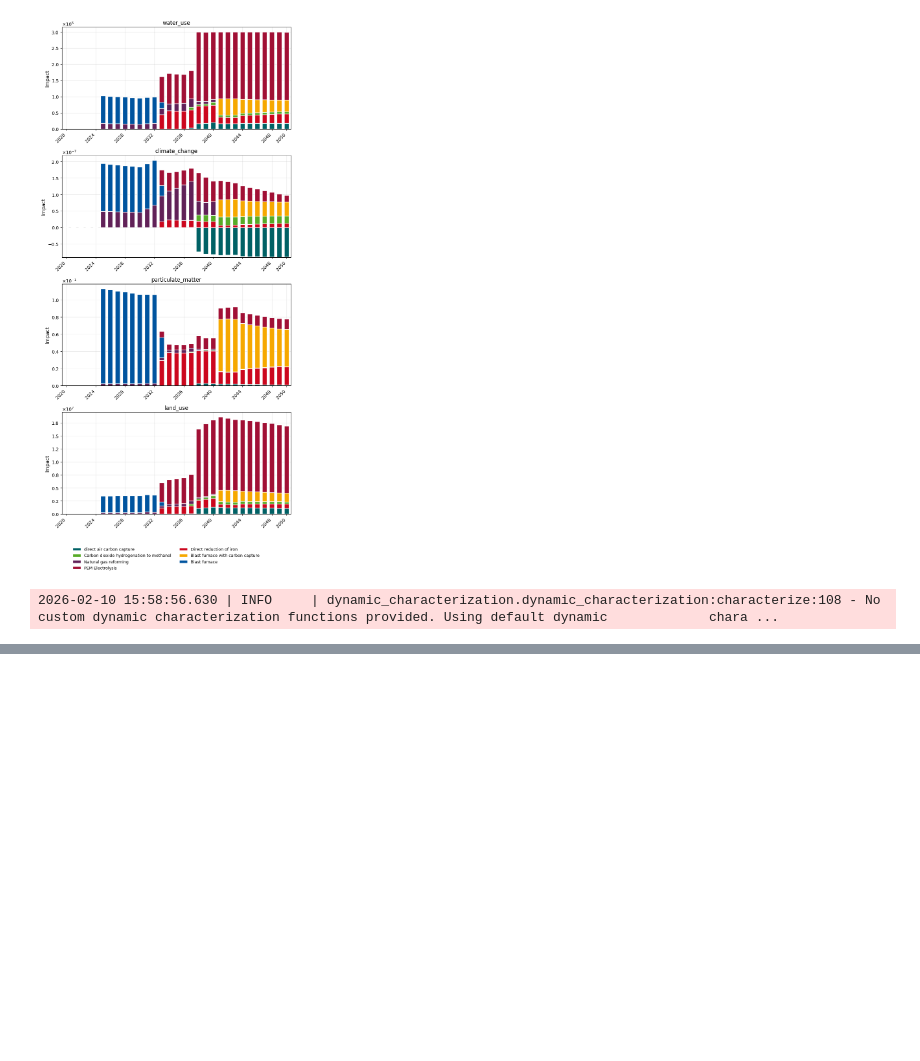
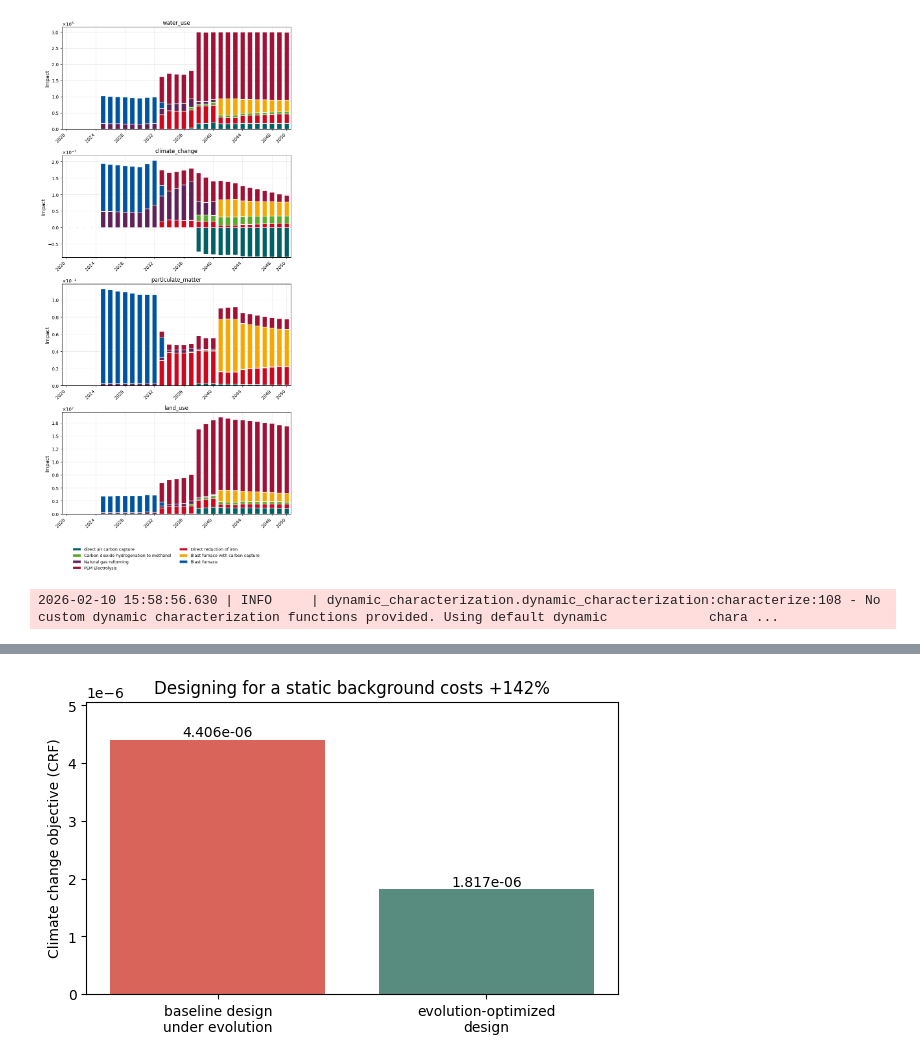
Before and after one commit to langeluca/optimex, a Jupyter notebook: notebooks/methanol_and_iron.ipynb, the cells around one changed output, grey strips where cells are left out. Cells and saved outputs as stored; diff of their text form; code cells hidden in the pictures; blank space fills up the shorter version.

```diff
--- a/notebooks/methanol_and_iron.ipynb
+++ b/notebooks/methanol_and_iron.ipynb
@@ -1182,0 +1249,13 @@ pp_constrained.df_impacts.to_excel("data/paper/impacts_constrained.xlsx")
+# %%
+from optimex import postprocessing
+
+pp_fixed = postprocessing.PostProcessor(model_fixed, plot_config={"figsize": (8, 4)})
+
+# Load evolution results from disk (no need for m_evolution / pp_evolution in RAM).
+with open("data/paper/evolution_results.json") as f:
+    evolution_results = json.load(f)
+obj_evolution = evolution_results["obj_evolution"]
+
+print(f"Baseline design @ baseline background (Scenario 1): {obj_baseline:.6g}")
+print(f"Baseline design @ evolution background (fixed):     {obj_fixed:.6g}")
+print(f"Evolution-optimized design (Scenario 2):            {obj_evolution:.6g}")
@@ -1182,0 +1293,16 @@ pp_constrained.df_impacts.to_excel("data/paper/impacts_constrained.xlsx")
+# %%
+import matplotlib.pyplot as plt
+
+fig, ax = plt.subplots(figsize=(6, 4))
+labels = ["baseline design\nunder evolution", "evolution-optimized\ndesign"]
+values = [obj_fixed, obj_evolution]
+bars = ax.bar(labels, values, color=["#d96459", "#588c7e"])
+ax.set_ylabel("Climate change objective (CRF)")
+ax.set_title(f"Designing for a static background costs +{rel_gap * 100:.0f}%")
+for b, val in zip(bars, values):
+    ax.text(b.get_x() + b.get_width() / 2, val, f"{val:.3e}", ha="center", va="bottom")
+ax.margins(y=0.15)
+plt.tight_layout()
+plt.show()
+# %% [output]
+[figure, added]
```
Also changed, not shown: parts of 16 cells of this notebook, 22 other files.
